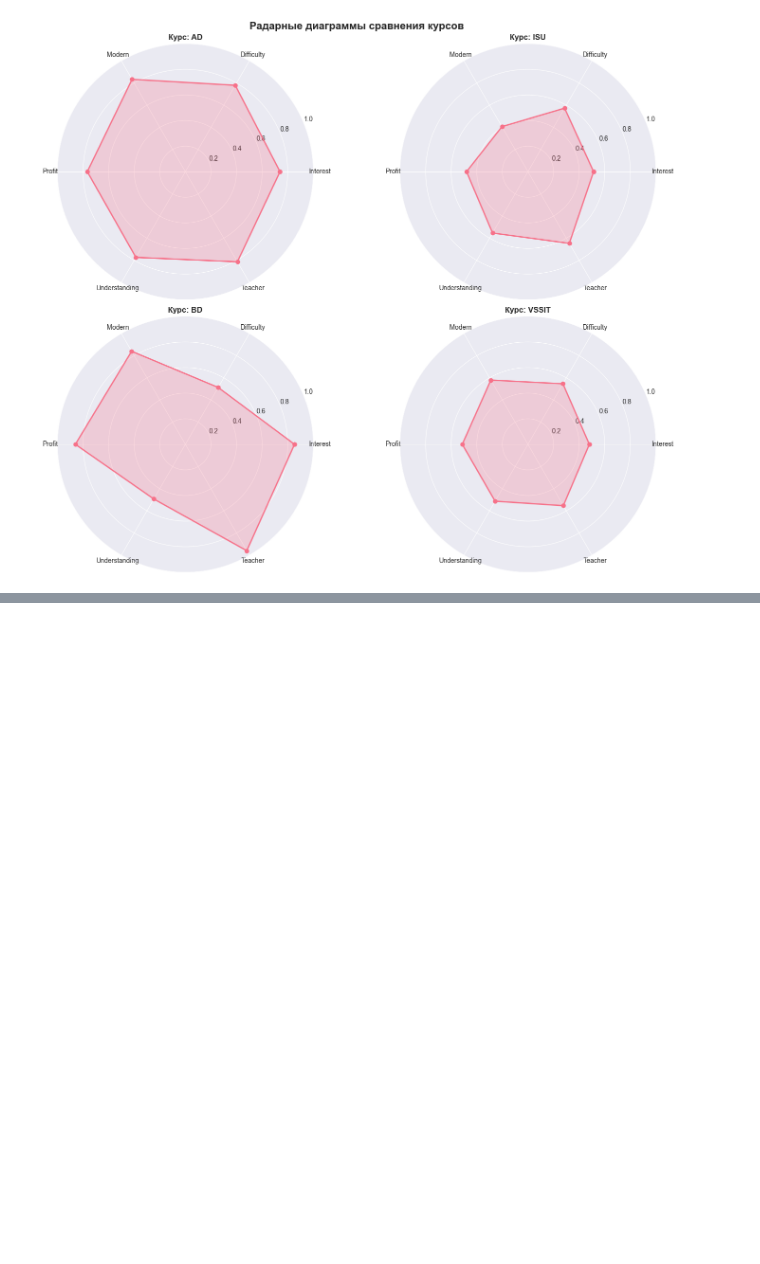
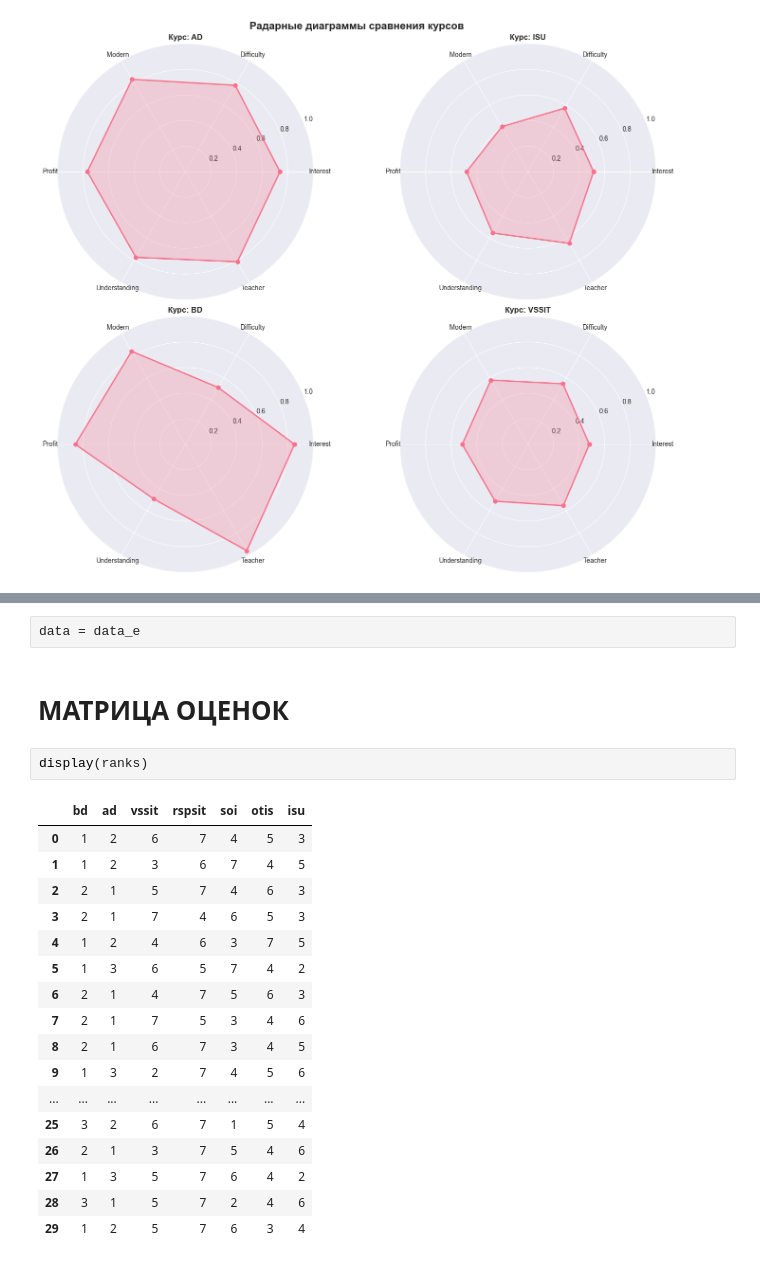
Before and after one commit to thatusualguy/practice3, a Jupyter notebook: main.ipynb, the cells around one changed output, grey strips where cells are left out. Cells and saved outputs as stored; diff of their text form; blank space fills up the shorter version.

```diff
--- a/main.ipynb
+++ b/main.ipynb
@@ -338,0 +371,24 @@ plt.show()
+# %%
+data = data_e
+# %% [markdown]
+# МАТРИЦА ОЦЕНОК
+# %%
+display(ranks)
+# %% [output]
+|  | bd | ad | vssit | rspsit | soi | otis | isu |
+| 0 | 1 | 2 | 6 | 7 | 4 | 5 | 3 |
+| 1 | 1 | 2 | 3 | 6 | 7 | 4 | 5 |
+| 2 | 2 | 1 | 5 | 7 | 4 | 6 | 3 |
+| 3 | 2 | 1 | 7 | 4 | 6 | 5 | 3 |
+| 4 | 1 | 2 | 4 | 6 | 3 | 7 | 5 |
+| 5 | 1 | 3 | 6 | 5 | 7 | 4 | 2 |
+| 6 | 2 | 1 | 4 | 7 | 5 | 6 | 3 |
+| 7 | 2 | 1 | 7 | 5 | 3 | 4 | 6 |
+| 8 | 2 | 1 | 6 | 7 | 3 | 4 | 5 |
+| 9 | 1 | 3 | 2 | 7 | 4 | 5 | 6 |
+| ... | ... | ... | ... | ... | ... | ... | ... |
+| 25 | 3 | 2 | 6 | 7 | 1 | 5 | 4 |
+| 26 | 2 | 1 | 3 | 7 | 5 | 4 | 6 |
+| 27 | 1 | 3 | 5 | 7 | 6 | 4 | 2 |
+| 28 | 3 | 1 | 5 | 7 | 2 | 4 | 6 |
+| 29 | 1 | 2 | 5 | 7 | 6 | 3 | 4 |
```
Also changed, not shown: parts of 33 cells of this notebook.
